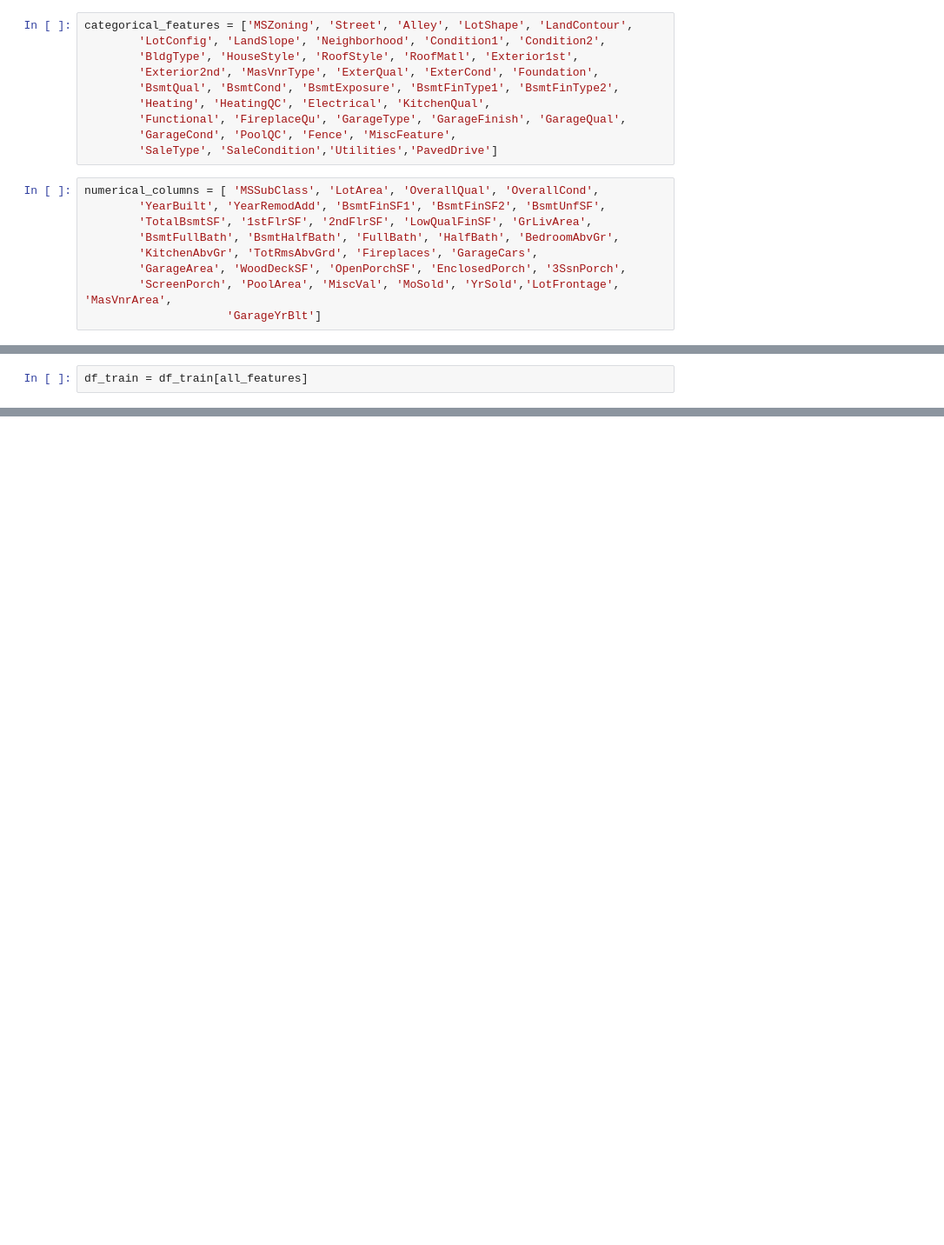
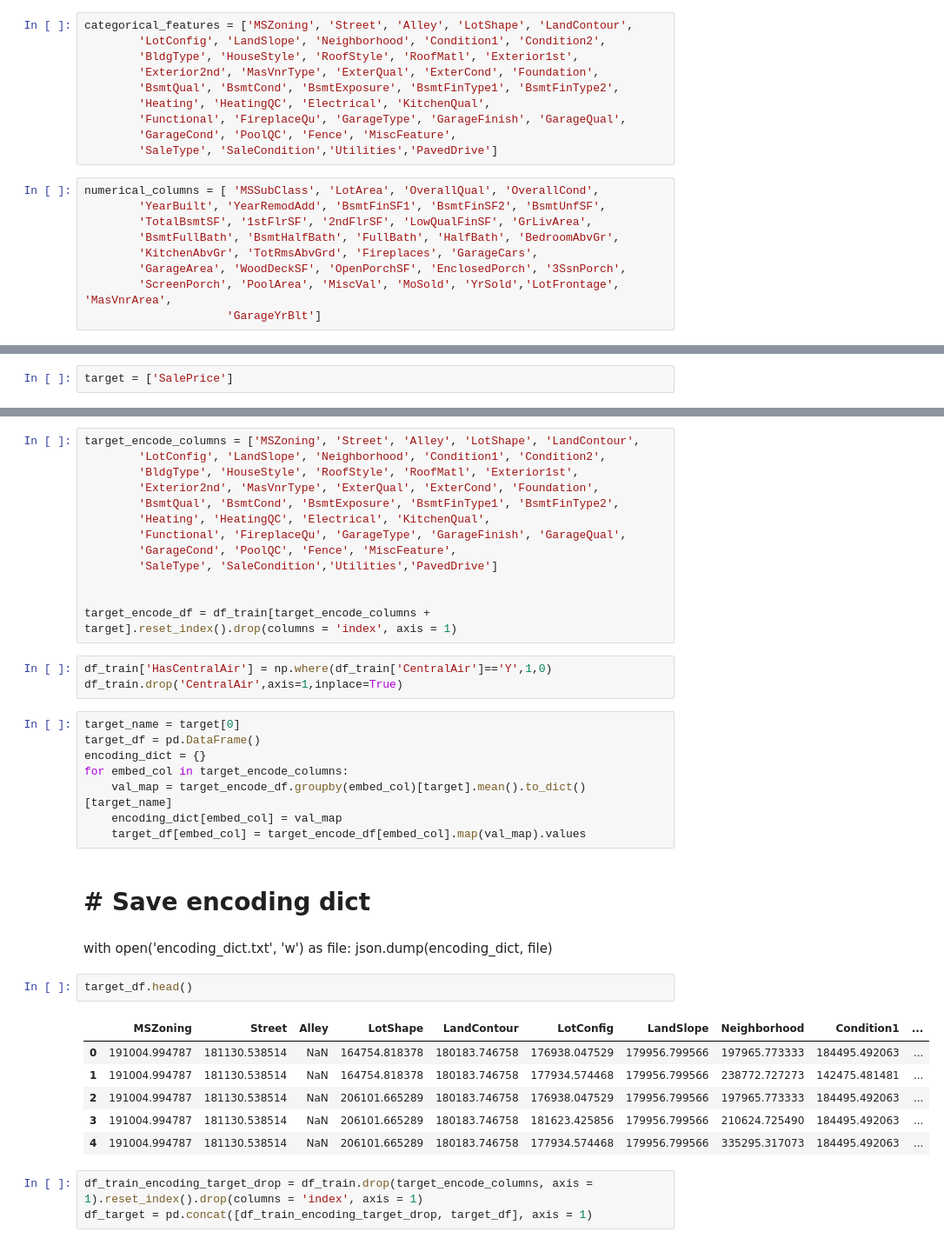
Before and after one commit to facuesparrica/RegressionTechniques, a Jupyter notebook: HousePrices_CatBoost_Train.ipynb .ipynb, the cells around one changed output, grey strips where cells are left out. Shown: that part at 87% size. Drawn from its saved outputs; the diff is of its cells as text; blank space fills up the shorter version.

```diff
--- a/HousePrices_CatBoost_Train.ipynb .ipynb
+++ b/HousePrices_CatBoost_Train.ipynb .ipynb
@@ -36,2 +48,0 @@ all_features = numerical_columns + categorical_features
-# %%
-df_train = df_train[all_features]
@@ -63,0 +82,2 @@ print(preds)
+# %%
+target = ['SalePrice']
@@ -63,0 +93,41 @@ print(preds)
+# %%
+target_encode_columns = ['MSZoning', 'Street', 'Alley', 'LotShape', 'LandContour',
+        'LotConfig', 'LandSlope', 'Neighborhood', 'Condition1', 'Condition2',
+        'BldgType', 'HouseStyle', 'RoofStyle', 'RoofMatl', 'Exterior1st',
+        'Exterior2nd', 'MasVnrType', 'ExterQual', 'ExterCond', 'Foundation',
+        'BsmtQual', 'BsmtCond', 'BsmtExposure', 'BsmtFinType1', 'BsmtFinType2',
+        'Heating', 'HeatingQC', 'Electrical', 'KitchenQual',
+        'Functional', 'FireplaceQu', 'GarageType', 'GarageFinish', 'GarageQual',
+        'GarageCond', 'PoolQC', 'Fence', 'MiscFeature',
+        'SaleType', 'SaleCondition','Utilities','PavedDrive']
+
+
+target_encode_df = df_train[target_encode_columns + target].reset_index().drop(columns = 'index', axis = 1)
+# %%
+df_train['HasCentralAir'] = np.where(df_train['CentralAir']=='Y',1,0)
+df_train.drop('CentralAir',axis=1,inplace=True)
+# %%
+target_name = target[0]
+target_df = pd.DataFrame()
+encoding_dict = {}
+for embed_col in target_encode_columns:
+    val_map = target_encode_df.groupby(embed_col)[target].mean().to_dict()[target_name]
+    encoding_dict[embed_col] = val_map
+    target_df[embed_col] = target_encode_df[embed_col].map(val_map).values
+# %% [markdown]
+# # Save encoding dict
+# %% [markdown]
+with open('encoding_dict.txt', 'w') as file:
+    json.dump(encoding_dict, file)
+# %%
+target_df.head()
+# %% [output]
+|  | MSZoning | Street | Alley | LotShape | LandContour | LotConfig | LandSlope | Neighborhood | Condition1 | ... |
+| 0 | 191004.994787 | 181130.538514 | NaN | 164754.818378 | 180183.746758 | 176938.047529 | 179956.799566 | 197965.773333 | 184495.492063 | ... |
+| 1 | 191004.994787 | 181130.538514 | NaN | 164754.818378 | 180183.746758 | 177934.574468 | 179956.799566 | 238772.727273 | 142475.481481 | ... |
+| 2 | 191004.994787 | 181130.538514 | NaN | 206101.665289 | 180183.746758 | 176938.047529 | 179956.799566 | 197965.773333 | 184495.492063 | ... |
+| 3 | 191004.994787 | 181130.538514 | NaN | 206101.665289 | 180183.746758 | 181623.425856 | 179956.799566 | 210624.725490 | 184495.492063 | ... |
+| 4 | 191004.994787 | 181130.538514 | NaN | 206101.665289 | 180183.746758 | 177934.574468 | 179956.799566 | 335295.317073 | 184495.492063 | ... |
+# %%
+df_train_encoding_target_drop = df_train.drop(target_encode_columns, axis = 1).reset_index().drop(columns = 'index', axis = 1)
+df_target = pd.concat([df_train_encoding_target_drop, target_df], axis = 1)
```
Also changed, not shown: parts of 23 cells of this notebook.
